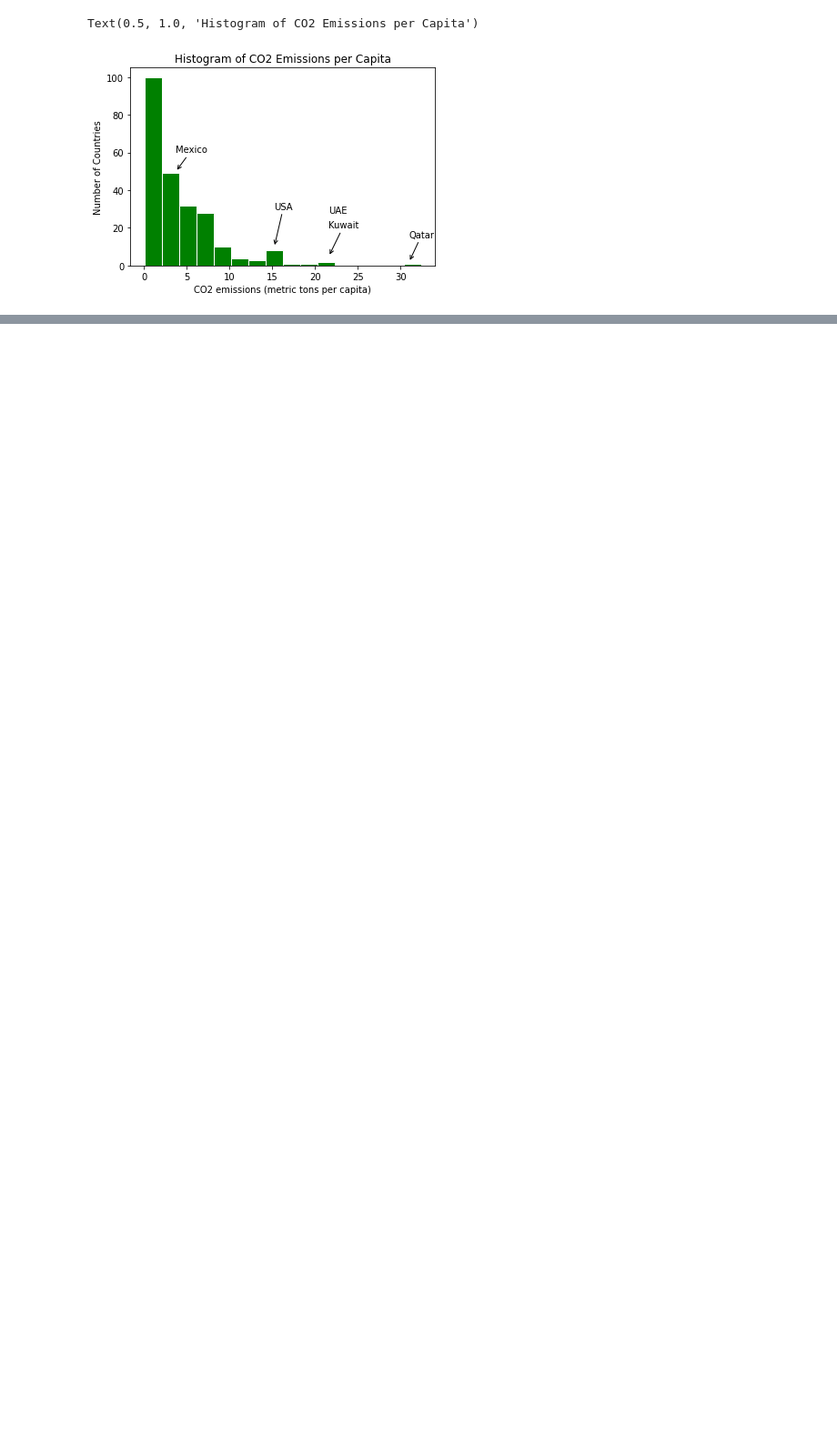
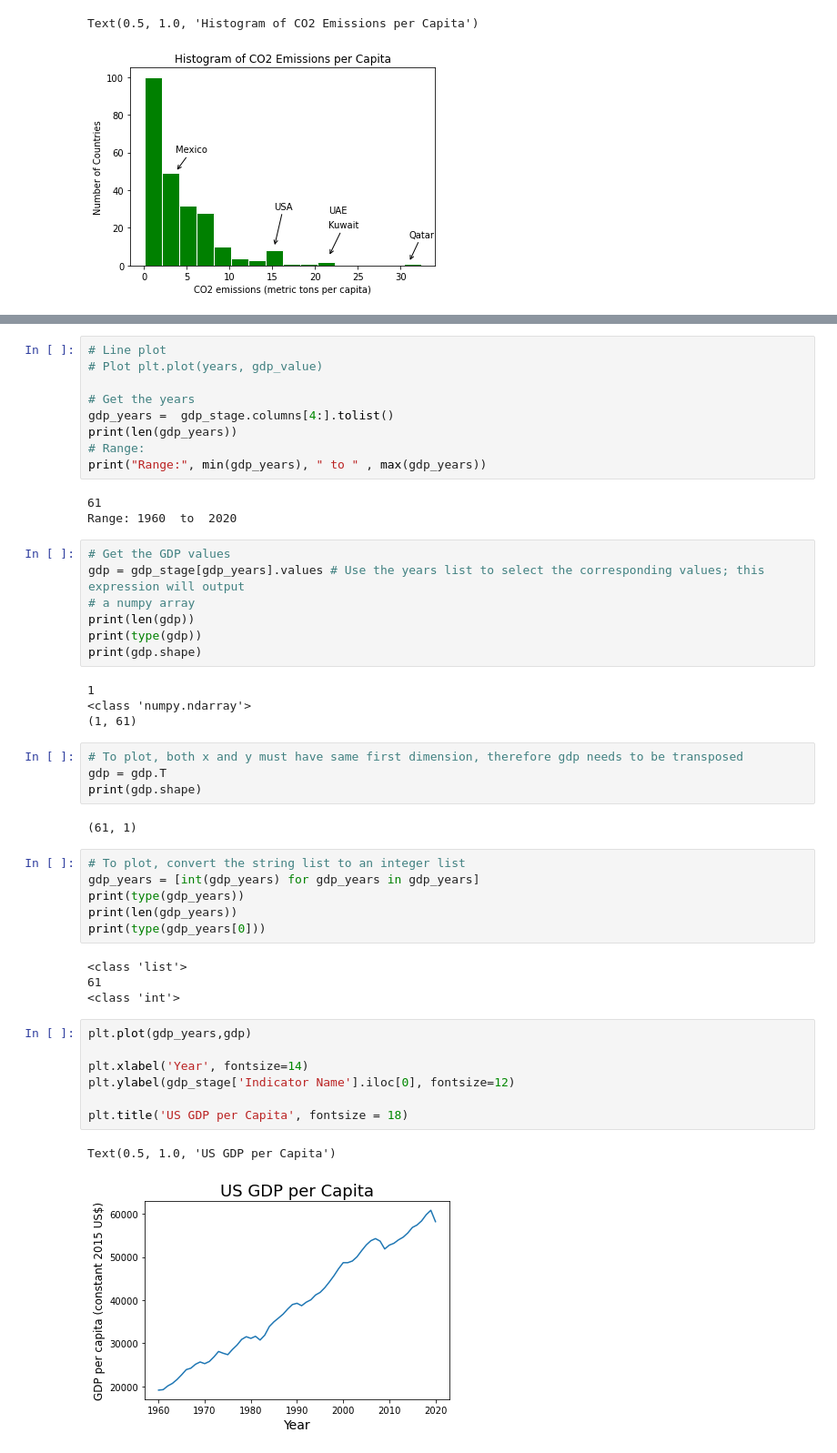
Before and after one commit to mannyjrod/ANA500, a Jupyter notebook: Intro_Matplotlib.ipynb, the cells around one changed output, grey strips where cells are left out. Shown: that part at 91% size. Saved outputs shown, nothing was run; the diff lists cells and outputs as text; blank space fills up the shorter version.

```diff
--- a/Intro_Matplotlib.ipynb
+++ b/Intro_Matplotlib.ipynb
@@ -912,0 +679,49 @@ plt.bar(x,y)
+# %%
+# Line plot
+# Plot plt.plot(years, gdp_value)
+
+# Get the years
+gdp_years =  gdp_stage.columns[4:].tolist()
+print(len(gdp_years))
+# Range:
+print("Range:", min(gdp_years), " to " , max(gdp_years))
+# %% [output]
+61
+Range: 1960  to  2020
+# %%
+# Get the GDP values
+gdp = gdp_stage[gdp_years].values # Use the years list to select the corresponding values; this expression will output
+# a numpy array
+print(len(gdp))
+print(type(gdp))
+print(gdp.shape)
+# %% [output]
+1
+<class 'numpy.ndarray'>
+(1, 61)
+# %%
+# To plot, both x and y must have same first dimension, therefore gdp needs to be transposed
+gdp = gdp.T
+print(gdp.shape)
+# %% [output]
+(61, 1)
+# %%
+# To plot, convert the string list to an integer list
+gdp_years = [int(gdp_years) for gdp_years in gdp_years]
+print(type(gdp_years))
+print(len(gdp_years))
+print(type(gdp_years[0]))
+# %% [output]
+<class 'list'>
+61
+<class 'int'>
+# %%
+plt.plot(gdp_years,gdp)
+
+plt.xlabel('Year', fontsize=14)
+plt.ylabel(gdp_stage['Indicator Name'].iloc[0], fontsize=12)
+
+plt.title('US GDP per Capita', fontsize = 18)
+# %% [output]
+Text(0.5, 1.0, 'US GDP per Capita')
+[figure, added]
```
Also changed, not shown: parts of 81 cells of this notebook, 1 other file.
